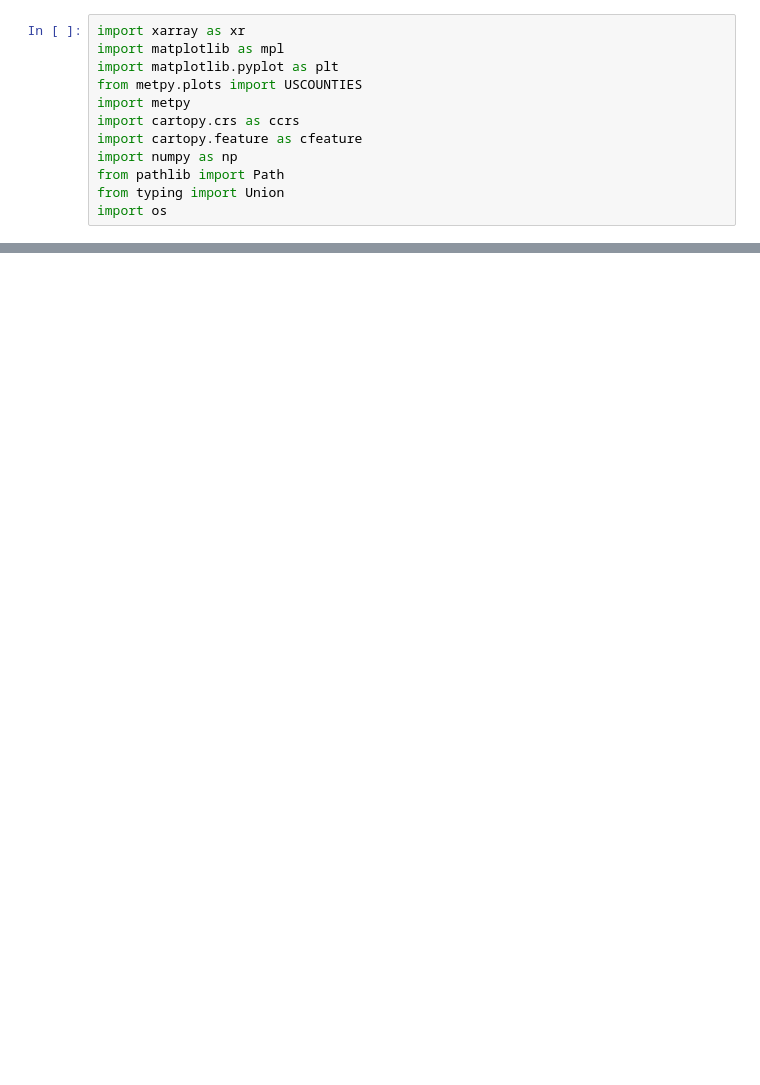
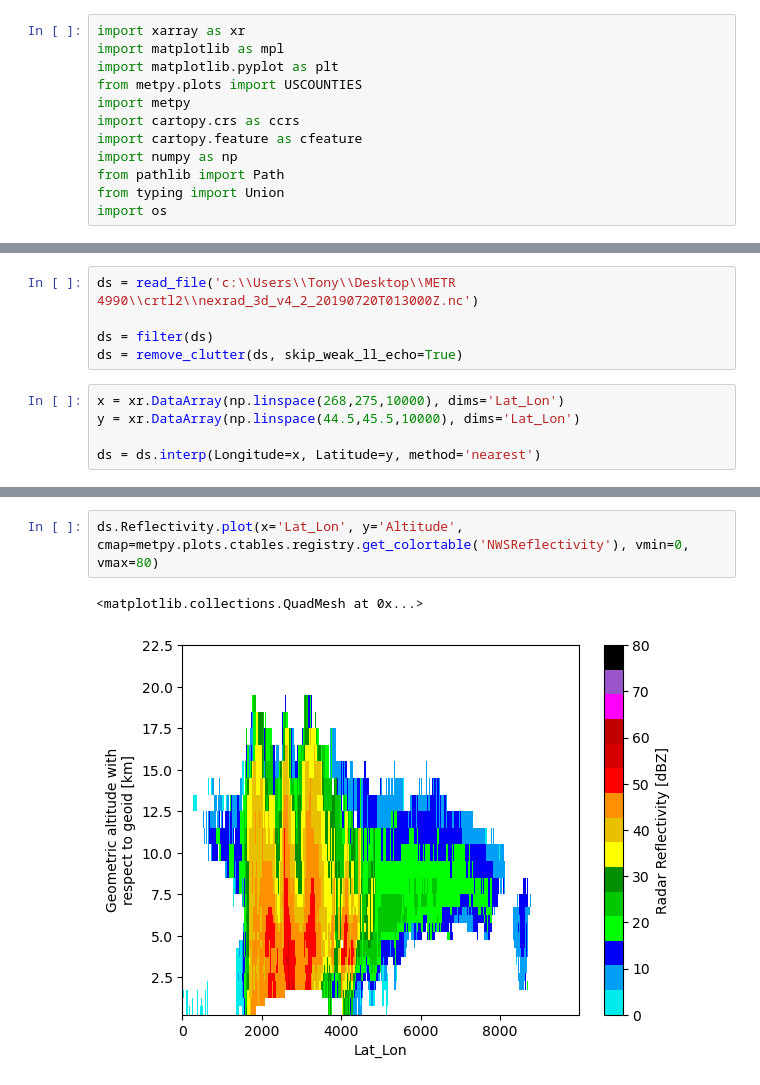
Before and after one commit to anthony-illenden/METR-4990, a Jupyter notebook: Scripts/METR 4990; GridRad Cross-Section RIJ.ipynb, the cells around one changed output, grey strips where cells are left out. Cells and saved outputs as stored; diff of their text form; blank space fills up the shorter version.

```diff
--- a/Scripts/METR 4990; GridRad Cross-Section RIJ.ipynb
+++ b/Scripts/METR 4990; GridRad Cross-Section RIJ.ipynb
@@ -298,0 +335,10 @@ for filename in os.listdir(directory):
+# %%
+ds = read_file('c:\\Users\\Tony\\Desktop\\METR 4990\\crtl2\\nexrad_3d_v4_2_20190720T013000Z.nc')
+
+ds = filter(ds)
+ds = remove_clutter(ds, skip_weak_ll_echo=True)
+# %%
+x = xr.DataArray(np.linspace(268,275,10000), dims='Lat_Lon')
+y = xr.DataArray(np.linspace(44.5,45.5,10000), dims='Lat_Lon')
+
+ds = ds.interp(Longitude=x, Latitude=y, method='nearest')
@@ -298,0 +365,5 @@ for filename in os.listdir(directory):
+# %%
+ds.Reflectivity.plot(x='Lat_Lon', y='Altitude', cmap=metpy.plots.ctables.registry.get_colortable('NWSReflectivity'), vmin=0, vmax=80)
+# %% [output]
+<matplotlib.collections.QuadMesh at 0x...>
+[figure, added]
```
Also changed, not shown: parts of 6 cells of this notebook, 5 other files.
